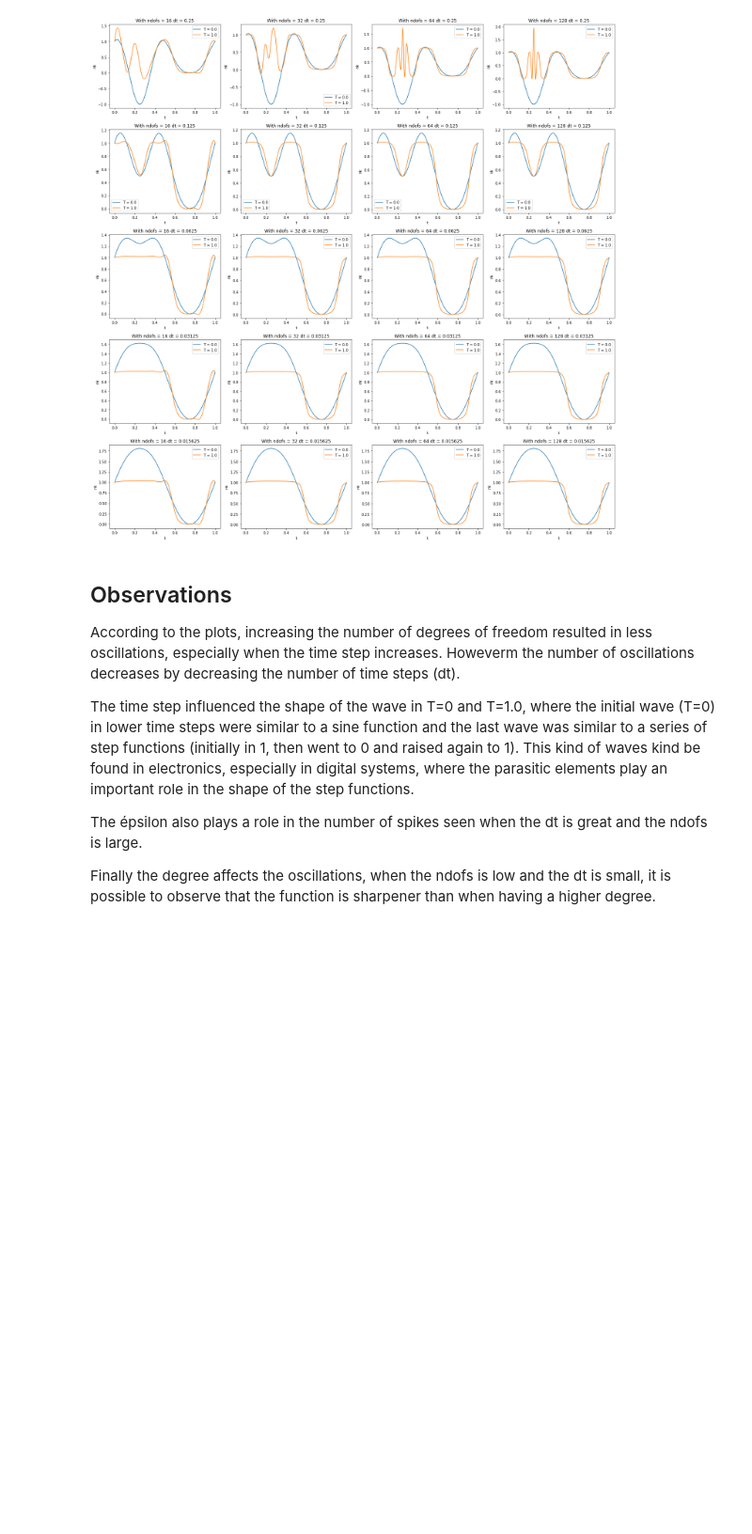
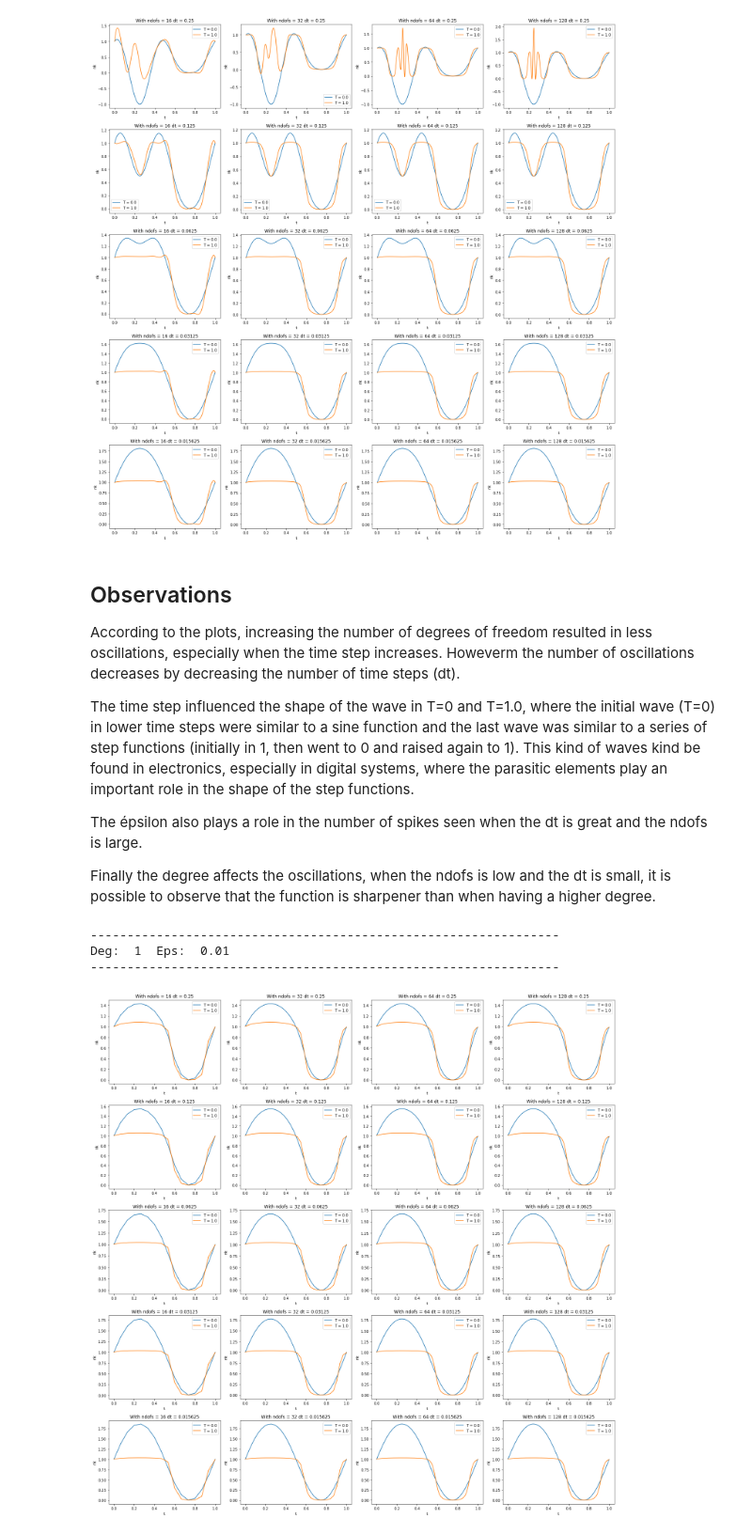
Before and after one commit to lleon95/P1.4_seed, a Jupyter notebook: final_project/final_project_lleon.ipynb, the cells around one changed output. Shown at 94% size. Saved outputs shown, nothing was run; the diff lists cells and outputs as text; code cells hidden in the pictures; blank space fills up the shorter version.

```diff
--- a/final_project/final_project_lleon.ipynb
+++ b/final_project/final_project_lleon.ipynb
@@ -248,7 +248,7 @@ STRIDE = 100
 
 # eta, basis, stride, resolution
 
-def plot_df_n_ndofs(deg, eps):
+def plot_df_n_ndofs(deg, eps, solver):
     plt.figure(figsize = [20,20])
     for dt in dt_l:
 
@@ -256,7 +256,7 @@ def plot_df_n_ndofs(deg, eps):
         stride = min(STRIDE, str_len - 1)
 
         for ndofs in ndofs_l:
-            eta, basis = solve_allen_cahan(eta_0_func, eps, dt, ndofs, deg)
+            eta, basis = solver(eta_0_func, eps, dt, ndofs, deg)
             plt.subplot(len(dt_l), len(ndofs_l),dt_l.index(dt) * len(ndofs_l) + ndofs_l.index(ndofs) + 1)
             plt.title("With ndofs = " + str(ndofs) + " dt = " + str(dt))
             plt.xlabel("t")
@@ -359,3 +359,45 @@ The time step influenced the shape of the wave in T=0 and T=1.0, where the initi
 The épsilon also plays a role in the number of spikes seen when the dt is great and the ndofs is large.
 
 Finally the degree affects the oscillations, when the ndofs is low and the dt is small, it is possible to observe that the function is sharpener than when having a higher degree.
+# %%
+# Step 4 - Optional
+
+def solve_allen_cahan_backward_euler(eta_0_function, eps, dt, ndofs, degree):
+    # put together all the above functions, loop over time, and produce the result matrix eta, containing the solution at all points
+
+    # Get the container
+    T = 1.
+    eta = np.zeros((int(T/dt), ndofs))
+
+    # Get the basis
+    support_points = np.linspace(0,1,ndofs)
+    basis = compute_basis_functions(support_points, degree)
+    Q, W = compute_global_quadrature(basis,degree+1)
+    M, K = compute_system_matrices(basis, Q, W)
+
+    def implicit_f(x):
+        Ax = M.dot(x) + dt * (eps * eps) * K.dot(x)
+        Bx = M.dot(eta_i) - dt * M.dot(F(x))
+        return Ax - Bx
+
+    eta_i = eta_0_function(support_points)
+
+    for i in range(int(T/dt)):
+        implicit_f = lambda x: M.dot(x) + dt * (eps * eps) * K.dot(x) - M.dot(eta_i) + dt * M.dot(F(x))
+        eta_ii = scipy.optimize.newton(implicit_f, eta_i, maxiter = 200)
+        eta[i,:] = eta_ii
+        eta_i = eta_ii
+
+    return eta, basis
+# %%
+deg = 1
+eps = 0.01
+print("----------------------------------------------------------------")
+print("Deg: ", deg, " Eps: ", eps)
+print("----------------------------------------------------------------")
+plot_df_n_ndofs(deg, eps, solve_allen_cahan_backward_euler)
+# %% [output]
+----------------------------------------------------------------
+Deg:  1  Eps:  0.01
+----------------------------------------------------------------
+[figure, added]
```
Also changed, not shown: parts of 8 cells of this notebook.
